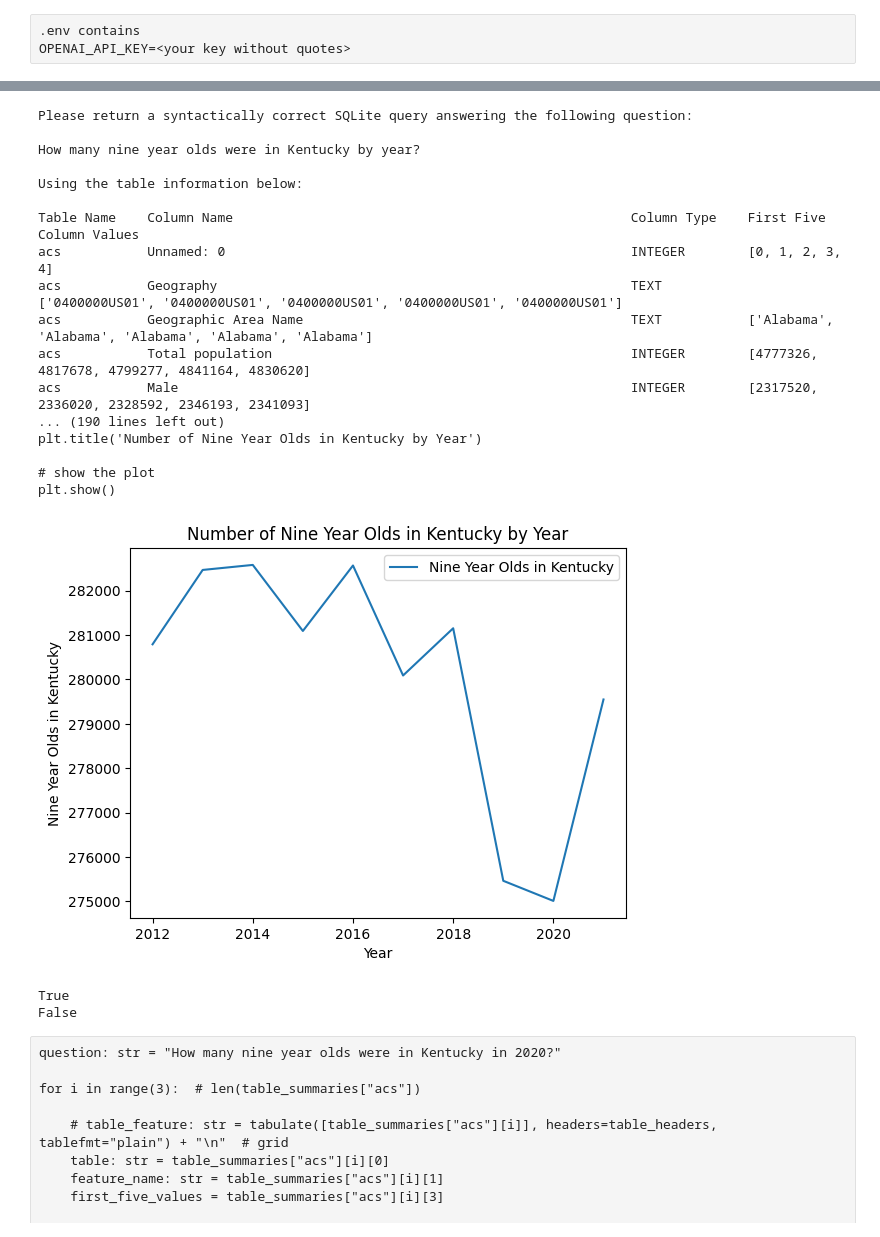
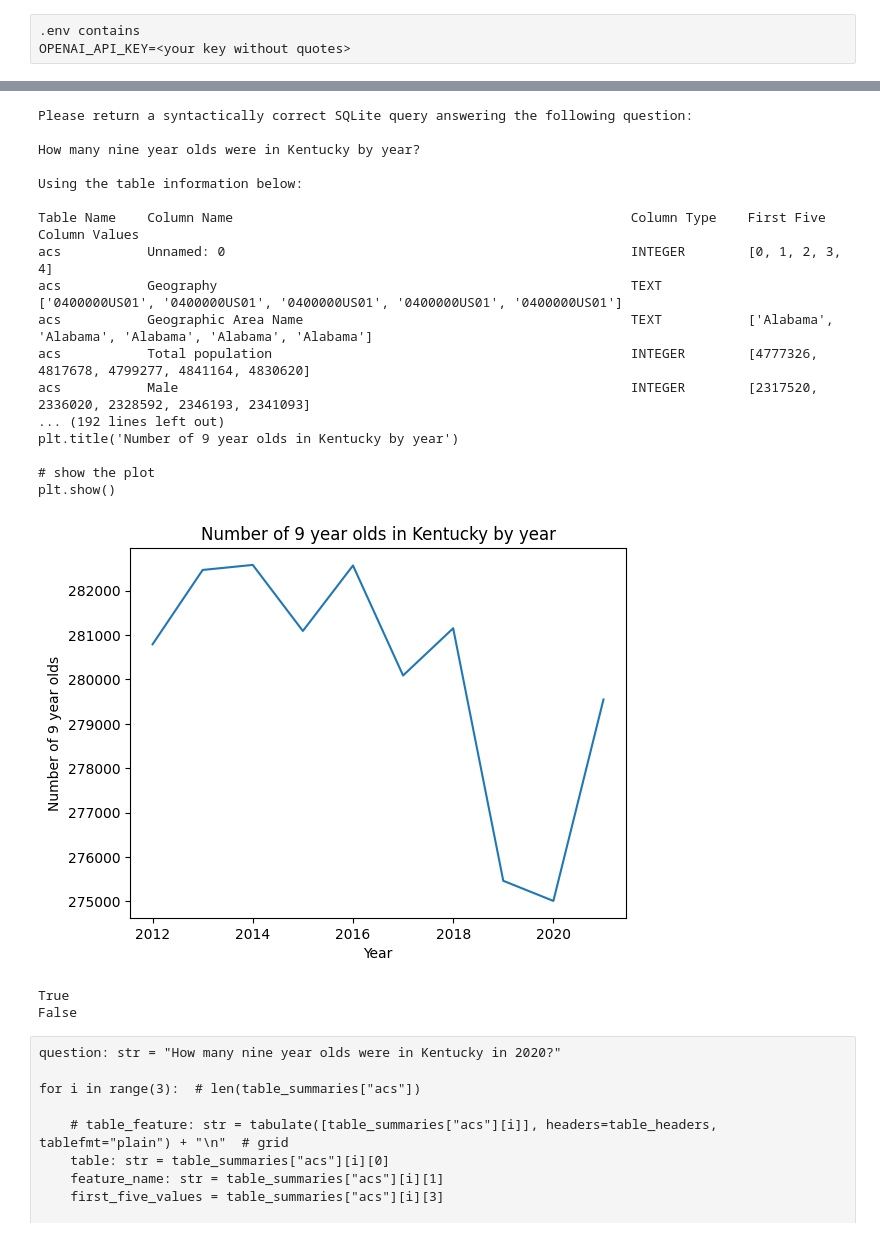
Before and after one commit to xie1027/GenAI_Insights, a Jupyter notebook: david_langchain.ipynb, the cells around one changed output, grey strips where cells are left out. Cells and saved outputs as stored; diff of their text form; code cells hidden in the pictures.

```diff
--- a/david_langchain.ipynb
+++ b/david_langchain.ipynb
@@ -258,5 +408,5 @@ table_summaries: dict[
 # %%
 # Connect to the database
 db_path: PosixPath = Parameters.db_path
-conn = sqlite3.connect(db_path)
-cursor = conn.cursor()
+conn: sqlite3.connect = sqlite3.connect(db_path)
+cursor: sqlite3.Cursor = conn.cursor()
@@ -270,6 +418,11 @@ llm = OpenAI(model_name="text-davinci-003", openai_api_key=Parameters.openai_api
 # %%
 # Table headers for tabulation
-table_headers = ["Table Name", "Column Name", "Column Type", "First Five Column Values"]
+table_headers: list[str] = [
+    "Table Name",
+    "Column Name",
+    "Column Type",
+    "First Five Column Values",
+]
 # %%
 # Table text for ACS table
 table_text: str = (
@@ -316,46 +482,59 @@ plt.show()
 False
 False
 # %%
-# Question 2
+# Create a question
 question: str = "How many nine year olds were in Kentucky by year?"
-Answer = AnswerGenerator(question, table_text, conn)
+
+# Instantiate AnswerGenerator with the question, table text, and database connection
+Answer: AnswerGenerator = AnswerGenerator(question, table_text, conn)
+
+# Answer the question by generating SQL prompts, executing the query, and cleaning up the result
 Answer.answer_question()
+
+# Print the SQL prompt, SQL query, DataFrame text, cleaned up result prompt, and cleaned result
 print(Answer.sql_prompt)
 print(Answer.sql)
 print(Answer.df_text)
 print(Answer.clean_up_result_prompt)
 print(Answer.cleaned_result)
 
-PlotCode = PythonPlotCode(
+# Instantiate PythonPlotCode with the DataFrame result, DataFrame text, question, and SQL query
+PlotCode: PythonPlotCode = PythonPlotCode(
     df_result=Answer.df_result,
     df_text=Answer.df_text,
     question=Answer.question,
     sql=Answer.sql,
 )
+
+# Print the prompt and generated Python code for plotting
 print(PlotCode.prompt)
 print(PlotCode.python_code)
+
+# Plot the DataFrame if there is more than one data point
 PlotCode.plot()
+
+# Print whether there is more than one data point and any plot code error
 print(PlotCode.more_than_one_data_point)
 print(PlotCode.plot_code_error)
 # %% [output]
 Please return a syntactically correct SQLite query answering the following question:
 
 How many nine year olds were in Kentucky by year?
 
 Using the table information below:
 
 Table Name    Column Name                                                   Column Type    First Five Column Values
 acs           Unnamed: 0                                                    INTEGER        [0, 1, 2, 3, 4]
 acs           Geography                                                     TEXT           ['0400000US01', '0400000US01', '0400000US01', '0400000US01', '0400000US01']
 acs           Geographic Area Name                                          TEXT           ['Alabama', 'Alabama', 'Alabama', 'Alabama', 'Alabama']
 acs           Total population                                              INTEGER        [4777326, 4817678, 4799277, 4841164, 4830620]
 acs           Male                                                          INTEGER        [2317520, 2336020, 2328592, 2346193, 2341093]
-... (190 lines left out)
-plt.title('Number of Nine Year Olds in Kentucky by Year')
+... (192 lines left out)
+plt.title('Number of 9 year olds in Kentucky by year')
 
 # show the plot
 plt.show()
-[figure, old version]
+[figure, new version]
 True
 False
 # %%
```
Also changed, not shown: parts of 14 cells of this notebook.
